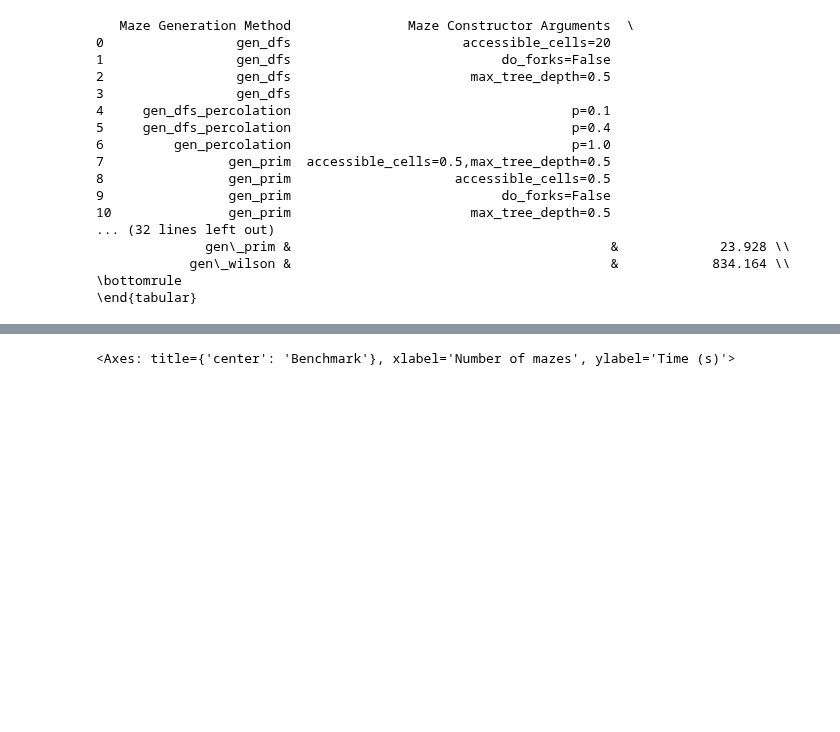
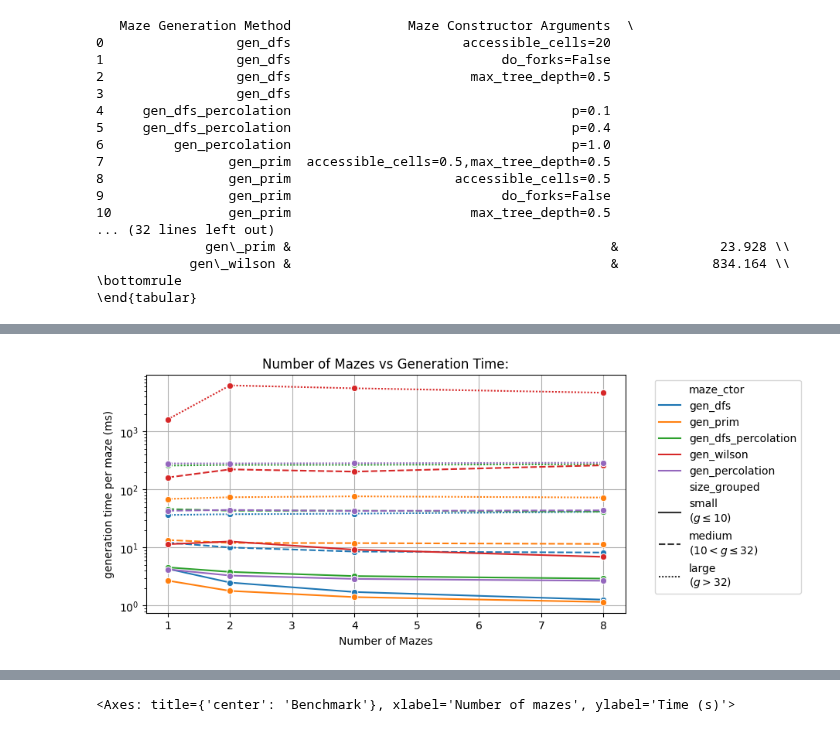
Before and after one commit to understanding-search/maze-dataset, a Jupyter notebook: docs/benchmarks/benchmark_analysis.ipynb, the cells around one changed output, grey strips where cells are left out. Cells and saved outputs as stored; diff of their text form; code cells hidden in the pictures; blank space fills up the shorter version.

```diff
--- a/docs/benchmarks/benchmark_analysis.ipynb
+++ b/docs/benchmarks/benchmark_analysis.ipynb
@@ -84 +85,39 @@ plt.show()
+# %%
+# Plot number of mazes vs generation time for each method and maze size
+# for each of the unique maze_ctor
+
+_size_map = lambda x: (
+	"small\n($g \\leq 10)$" if x <= 10 else
+	"medium\n($10 < g \\leq 32$)" if x <= 32 else
+	"large\n($g > 32$)"
+)
+
+df["size_grouped"] = df["grid_n"].apply(_size_map)
+
+plt.figure(figsize=(8, 4))
+sns.lineplot(
+	data=df,
+	x='n_mazes',
+	y='time_normalized',
+	hue='maze_ctor',
+	style='size_grouped',
+	marker='o',
+	errorbar=None,
+	# logarithmic colormap
+	# palette=sns.color_palette("flare", as_cmap=True),
+	# make legend contain all labels
+	legend='full',
+)
+plt.title(f'Number of Mazes vs Generation Time:')
+plt.xlabel('Number of Mazes')
+plt.ylabel('generation time per maze (ms)')
+# plt.xscale('log')
+plt.yscale('log')
+# put the legend outside the plot
+plt.legend(bbox_to_anchor=(1.05, 1), loc='upper left')
+plt.grid(True)
+plt.savefig('n_mazes-vs-gentime.pdf')
+plt.show()
+# %% [output]
+[figure, added]
 # %%
```
Also changed, not shown: parts of 2 cells of this notebook, 2 other files.
